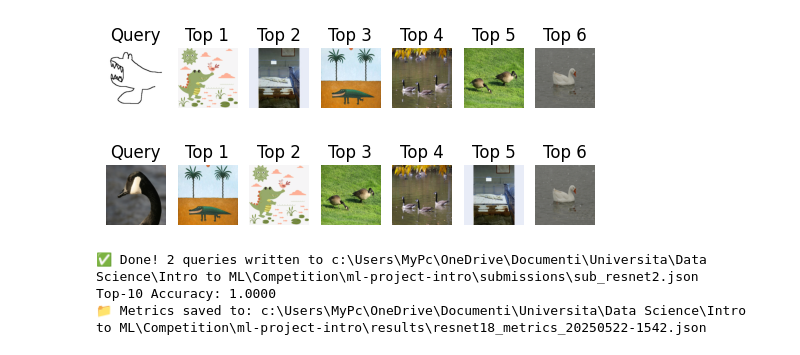
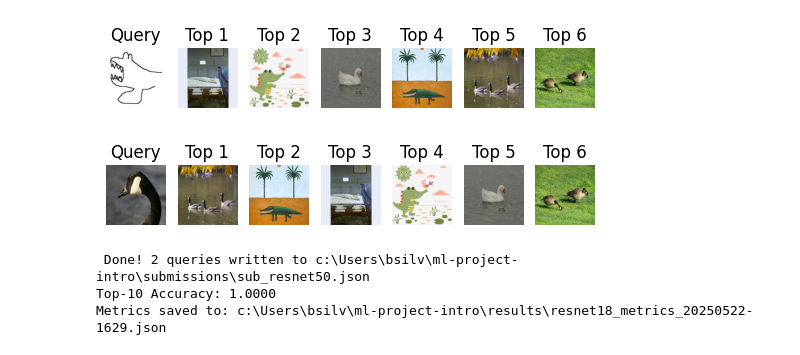
Before and after one commit to tercasaskova311/ml-project-intro, a Jupyter notebook: models/ResNet.ipynb, the cells around one changed output. Saved outputs shown, nothing was run; the diff lists cells and outputs as text; code cells hidden in the pictures.

Commit message:
all version and toggle for fine tuning

```diff
--- a/models/ResNet.ipynb
+++ b/models/ResNet.ipynb
@@ -107,8 +106,9 @@ def get_test_loader(dir_path):
 query_dataset = ImageDatasetWithoutLabels(test_query_dir, transform=data_transforms['test'])
 query_loader = DataLoader(query_dataset, batch_size=batch_size, shuffle=False)
 # %%
-def initialize_model(pretrained=True, feature_extract=True):
-    model = models.resnet18(pretrained=pretrained)
+def initialize_model(resnet_version, pretrained=True, feature_extract=True):
+    model_fn = getattr(models, resnet_version)
+    model = model_fn(pretrained=pretrained)
 
     if feature_extract:
         # For feature extraction, keep the backbone and remove the classification head
@@ -134,11 +134,19 @@ def train_model(model, dataloader, num_epochs=20, learning_rate=0.001):
         print(f"Epoch {epoch + 1}/{num_epochs} - Loss: {running_loss / len(dataloader):.4f}")
 
 def fine_tune_model(model, num_classes):
-    # Check if model.fc is a Sequential block or a single Linear layer
+    # Safely extract in_features from Linear layer
     if isinstance(model.fc, nn.Sequential):
-        num_features = model.fc[0].in_features  # Extract from first layer in Sequential
+        # Search for the first Linear layer in the Sequential block
+        for layer in model.fc:
+            if isinstance(layer, nn.Linear):
+                num_features = layer.in_features
+                break
+        else:
+            raise ValueError("No Linear layer found in model.fc Sequential block.")
+    elif isinstance(model.fc, nn.Linear):
+        num_features = model.fc.in_features
     else:
-        num_features = model.fc.in_features
+        raise TypeError("model.fc must be either nn.Linear or nn.Sequential")
 
     # Replace with a new Sequential block for classification
     model.fc = nn.Sequential(
@@ -175,7 +183,7 @@ def denormalize(img_tensor):
     std = torch.tensor([0.229, 0.224, 0.225]).view(3, 1, 1)
     return (img_tensor * std + mean).clamp(0, 1)
 # %%
-def calculate_accuracy(similarities, k=10):
+def calculate_accuracy(similarities, k):
     correct = 0
     for i, query_sim in enumerate(similarities):
         top_k_indices = np.argsort(query_sim)[-k:][::-1]
@@ -186,7 +194,7 @@ def calculate_accuracy(similarities, k=10):
     return accuracy
 
 
-def visualize_retrieved_images(query_loader, gallery_loader, similarities, k=10):
+def visualize_retrieved_images(query_loader, gallery_loader, similarities, k):
     query_images = get_all_images(query_loader)
     gallery_images = get_all_images(gallery_loader)
 
@@ -205,13 +213,15 @@ def visualize_retrieved_images(query_loader, gallery_loader, similarities, k=10)
         plt.show()
 # %%
 # Fine-tune model with classification head
-model = initialize_model(pretrained=True, feature_extract=False)
-num_classes = len(train_dataset.classes)
-model = fine_tune_model(model, num_classes=num_classes)
-train_model(model, train_loader, num_epochs=num_epochs, learning_rate=learning_rate)
-
-# Prepare model for feature extraction by removing classification head
-model.fc = nn.Identity()
+model = initialize_model(resnet_version, pretrained=True, feature_extract= not fine_tune)
+if fine_tune:
+    num_classes = len(train_dataset.classes)
+    model = fine_tune_model(model, num_classes=num_classes)
+    train_model(model, train_loader, num_epochs=num_epochs, learning_rate=learning_rate)
+else:
+    # print("Skipping training, using pretrained model for feature extraction.")
+    # Prepare model for feature extraction by removing classification head
+    model.fc = nn.Identity()
 
 # Extract features for query and gallery images
 query_features = extract_features(model, query_loader)
@@ -220,6 +230,6 @@ gallery_features = extract_features(model, gallery_loader)
 
 # Calculate similarity and evaluate
 similarities = calculate_similarity(query_features, gallery_features)
-calculate_accuracy(similarities, k=10)
-visualize_retrieved_images(query_loader, gallery_loader, similarities, k=10)
+calculate_accuracy(similarities, k)
+visualize_retrieved_images(query_loader, gallery_loader, similarities, k)
 # %% [output]
@@ -232,5 +243,5 @@ Top-10 Accuracy: 1.0000
-[figure, old version]
+[figure, new version]
-[figure, old version]
+[figure, new version]
 # %%
 import os
 import json
@@ -267,8 +278,8 @@ start_time = time.time()
 
 # 1. Compute similarities and top-k indices
 similarities = calculate_similarity(query_features, gallery_features)
-K = 10
-I = np.argsort(similarities, axis=1)[:, -K:][:, ::-1]
+
+I = np.argsort(similarities, axis=1)[:, -k:][:, ::-1]
 
 # 2. Extract file names from datasets
 query_paths = [os.path.join(test_query_dir, name) for name in query_dataset.image_files]
@@ -286,29 +297,28 @@ for qi, qpath in enumerate(query_paths):
 
 # 4. Write the JSON file
 base_dir = os.path.abspath(os.path.join(os.getcwd(), ".."))
-out_path = os.path.join(base_dir, "submissions", "sub_resnet2.json")
+out_path = os.path.join(base_dir, "submissions", f"sub_{resnet_version}.json")
 os.makedirs(os.path.dirname(out_path), exist_ok=True)
 
 with open(out_path, "w") as f:
     json.dump(submission, f, indent=2)
-
-print(f"✅ Done! {len(submission)} queries written to {out_path}")
+print(f" Done! {len(submission)} queries written to {out_path}")
 
 # 5. Compute top-k accuracy
-top_k_acc = calculate_accuracy(similarities, k=K)
+top_k_acc = calculate_accuracy(similarities, k)
 
 # 6. Save metrics to file
 runtime = time.time() - start_time
 
 save_metrics_json(
-    model_name="resnet18",
+    model_name=resnet_version,
     top_k_accuracy=top_k_acc,
     batch_size=batch_size,
-    is_finetuned=True,  # Set to False if the model was not fine-tuned
+    is_finetuned=fine_tune,  # Set to False if the model was not fine-tuned
     num_classes=len(train_dataset.classes),
     runtime=runtime
 )
 # %% [output]
-✅ Done! 2 queries written to c:\Users\MyPc\OneDrive\Documenti\Universita\Data Science\Intro to ML\Competition\ml-project-intro\submissions\sub_resnet2.json
+ Done! 2 queries written to c:\Users\bsilv\ml-project-intro\submissions\sub_resnet50.json
 Top-10 Accuracy: 1.0000
-📁 Metrics saved to: c:\Users\MyPc\OneDrive\Documenti\Universita\Data Science\Intro to ML\Competition\ml-project-intro\results\resnet18_metrics_20250522-1542.json
+Metrics saved to: c:\Users\bsilv\ml-project-intro\results\resnet18_metrics_20250522-1629.json
```
Also changed, not shown: parts of 4 cells of this notebook.
